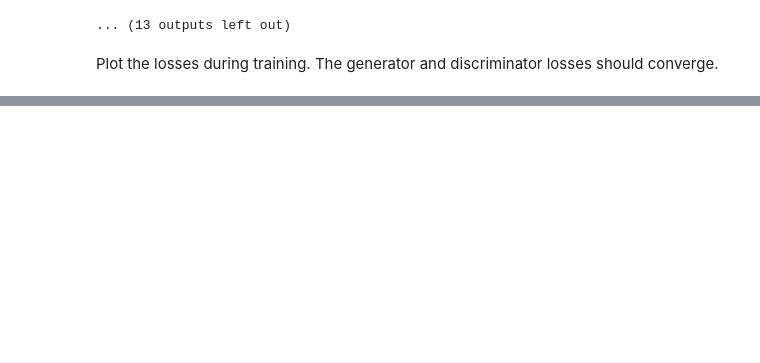
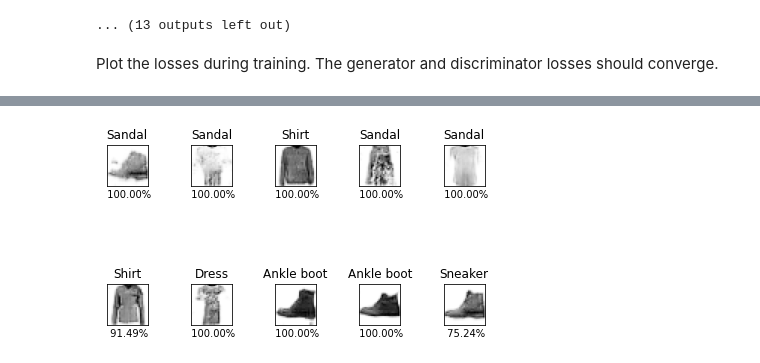
Before and after one commit to karencfisher/dcgan, a Jupyter notebook: mnistfashion_dcgan.ipynb, the cells around one changed output, grey strips where cells are left out. Saved outputs shown, nothing was run; the diff lists cells and outputs as text; code cells hidden in the pictures; blank space fills up the shorter version.

```diff
--- a/mnistfashion_dcgan.ipynb
+++ b/mnistfashion_dcgan.ipynb
@@ -76,0 +107,39 @@ plt.show()
+# %%
+from tensorflow.keras.models import load_model
+from tensorflow.keras.layers import Softmax
+
+clf = load_model('fashion_mnist_classifier.h5')
+# %%
+class_names = ['T-shirt/top', 'Trouser', 'Pullover', 'Dress', 'Coat',
+               'Sandal', 'Shirt', 'Sneaker', 'Bag', 'Ankle boot']
+
+# generate new images. since they are returned as 1-D vectors, we
+# will need to reshape them for the classifier (which is a CNN)
+images = dcgan.generate(10, None, display=False)
+#images = images.reshape(-1, 28, 28, 3)
+# Add the channel dimension
+#images = np.expand_dims(images, -1)
+
+# Predict the labels by the classifier
+images = tf.image.resize(images, (28, 28))
+y_hat = clf.predict(images)
+soft_max = Softmax()
+probs = soft_max(y_hat)
+labels = np.argmax(probs, axis=1)
+
+# Display the results
+fig, ax = plt.subplots(2, 5, figsize=(6, 4))
+fig.patch.set_facecolor('white')
+fig.tight_layout()
+for indx in range(10):
+    label = class_names[labels[indx]]
+    prob = np.max(probs[indx])
+    img = images[indx]
+
+    i, j = indx // 5, indx % 5
+    ax[i, j].imshow(img, cmap=plt.cm.binary)
+    ax[i, j].set_xticks([])
+    ax[i, j].set_yticks([])
+    ax[i, j].set_xlabel(f'{prob * 100: .2f}%')
+    ax[i,j].set_title(label)
+# %% [output]
@@ -76,0 +147 @@ plt.show()
+[figure, added]
```
Also changed, not shown: parts of 6 cells of this notebook.
